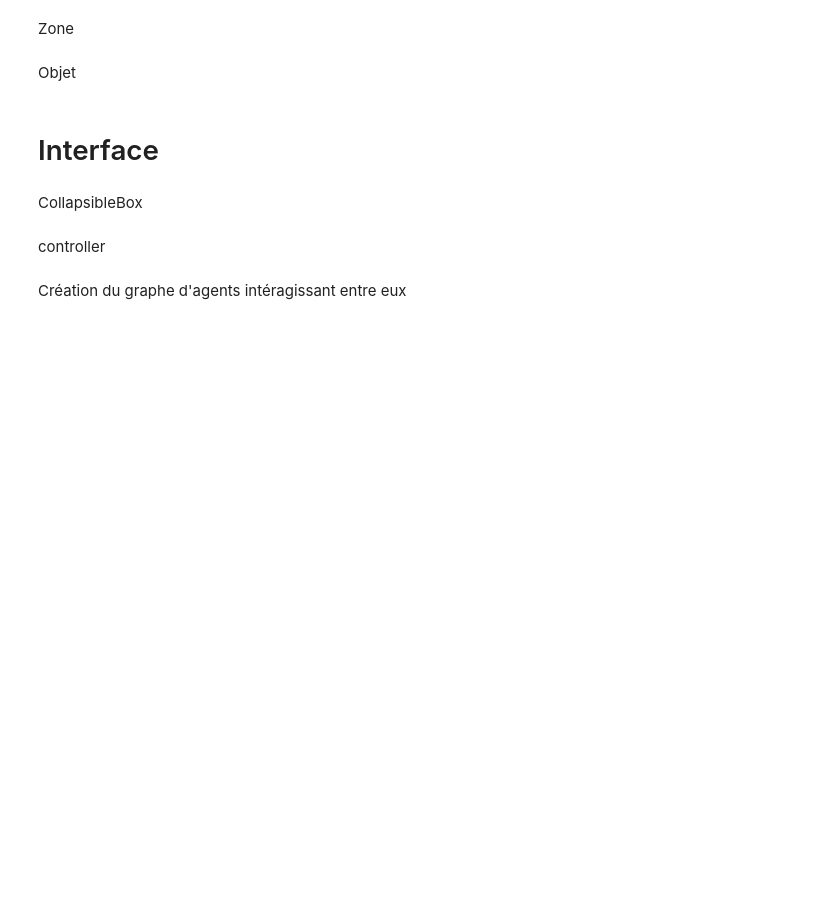
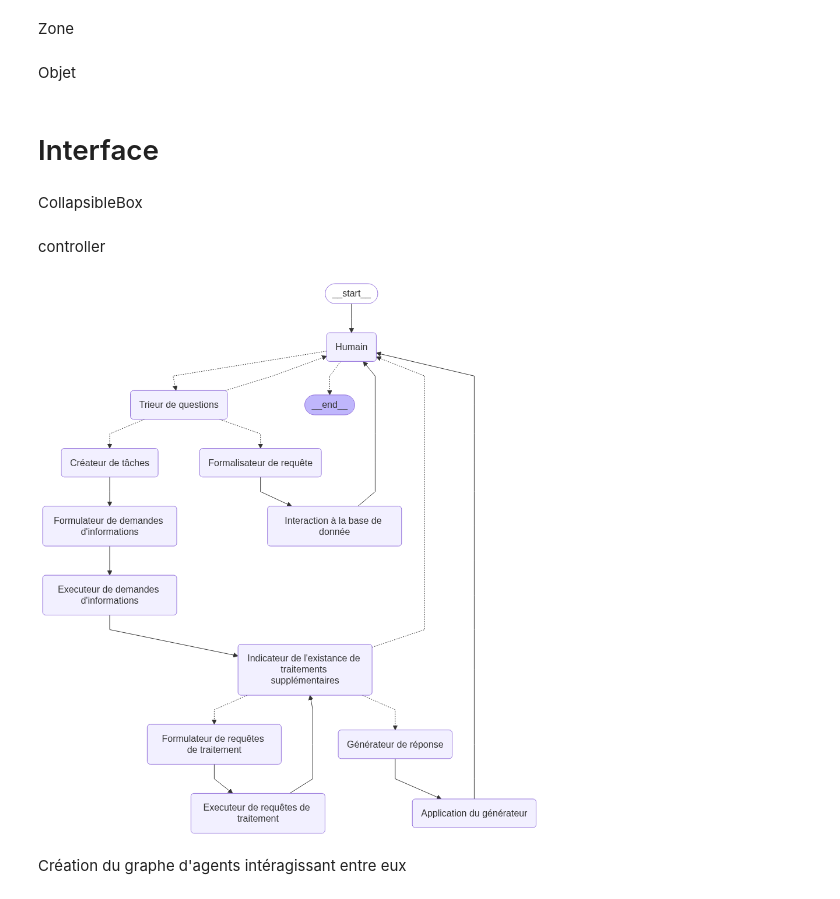
Before and after one commit to Drigoa09/ia-assistant-supervision-industrielle, a Jupyter notebook: Agents/main.ipynb, the cells around one changed output. Cells and saved outputs as stored; diff of their text form; code cells hidden in the pictures; blank space fills up the shorter version.

```diff
--- a/Agents/main.ipynb
+++ b/Agents/main.ipynb
@@ -629,7 +622,7 @@ class TreatmentAgent(Agent):
 Agent chargé de déterminer s'il faut intéragir avec une base de donnée Huron ou Sigscan pour répondre à la question
 # %%
 class OutputSchema(BaseModel):
-            result: bool = Field(description="Répond uniquement 'true' si la question est liée à Huron, sinon 'false'.")
+            result: Optional[bool] = Field(default= None, description="Répond uniquement 'true' si la question est liée à Huron, sinon 'false'.")
 # %%
 EXEMPLES = '''
 
@@ -678,13 +671,27 @@ Exemple 44: Illustre les pièces présentes dans la zone Tournage du 01/03/2025
 Exemple 45: Liste les pièces et leur zone associée          -> false
 Exemple 46: Liste les fois où le Chariot est passé dans la zone Jet d'eau du 12/08/2025 au 19/10/2025          -> false
 
+Exemple 47: Pain au chocolat ou chocolatine                 -> None
+Exemple 48: Est-ce que la Terre est plate ?                 -> None
+Exemple 49: Brosse à dents ou peigne à soupe → None
+Exemple 50: Tortue ninja ou crayon à paillettes → None
+Exemple 51: Lundi matin ou chaussette gauche → None
+Exemple 52: Trampoline en mousse ou yaourt connecté → None
+Exemple 53: Banane pliable ou dictionnaire invisible → None
+Exemple 54: Ascenseur sans étage ou échelle circulaire → None
+Exemple 55: Thé au tournevis ou café sans gravité → None
+Exemple 56: Clavier sans touches ou souris en carton → None
+Exemple 57: Lunettes de pluie ou parapluie solaire → None
+Exemple 58: Piano à moteur ou guitare en plastique fondu → None
+
 '''
-AGENT_JOB = f'''
-Tu es un agent de tri **binaire** spécialisé dans la classification des questions selon qu’elles concernent **la machine Huron** ou **le système de supervision Sigscan**.
+AGENT_JOB_TRIEUR = f'''
+Tu es un agent de tri spécialisé dans la classification des questions selon qu’elles concernent **la machine Huron** ou **le système de supervision Sigscan** ou **aucun des deux**.
 
 Tu dois analyser chaque question et répondre exclusivement par :
 - `true` → si la question concerne Huron
 - `false` → si elle concerne Sigscan
+- None -> Si elle ne concerne aucun des deux systèmes
 
 ### 🎯 Règles de décision :
 
@@ -701,9 +708,12 @@ Tu dois analyser chaque question et répondre exclusivement par :
 
    → alors réponds `false`
 
-3. Si la question semble ambigüe, **appuie-toi sur les exemples** ci-dessous. Tu dois faire au mieux pour classer.
+3. Si la question semble ambigüe, .
+
+   -> alors réponds None
 
 ---
+**appuie-toi sur les exemples** ci-dessous. Tu dois faire au mieux pour classer
 
 Voici des exemples de questions et la réponse attendue :
 
@@ -720,7 +730,7 @@ class Trieur_question_agent(Agent):
         self.structured_llm = model_mistral_medium.with_structured_output(OutputSchema, include_raw=True)
 
     def interaction(self, state: OrderState) -> OrderState:
-        new_output = self.structured_llm.invoke([AGENT_JOB, state['question']])
+        new_output = self.structured_llm.invoke([AGENT_JOB_TRIEUR, state['question']])
         print(f"Réponse brute : {new_output}")
         state['input_tokens'], state['output_tokens'] = self.obtenir_tokens(new_output['raw'])
         state['prix_input_tokens'] += state['input_tokens'] * 0.4 / 10 ** 6
@@ -729,12 +739,14 @@ class Trieur_question_agent(Agent):
         parsed = new_output.get('parsed')
         if parsed is not None and hasattr(parsed, 'result'):
             val = parsed.result
-            if val:
+            if val == None:
+                state['Huron_related'] = None
+                state['messages'].append(AIMessage(content = "Réponse incomprise"))
+            elif val:
                 state['Huron_related'] = True
             elif not val:
                 state['Huron_related'] = False
-            else:
-                raise ValueError(f"Valeur inattendue pour result: {val}")
+                #None
             print(f"✅ Question en relation avec Huron : {state['Huron_related']}")
         else:
             raise ValueError("❌ Parsing échoué : pas de champ 'result' dans la sortie.")
@@ -1338,8 +1350,10 @@ def treatment_node(state: OrderState) -> OrderState:
 Noeud dans lequel on choisit soit le traitement d'une question relative à Huron ou Sigscan
 # %%
 class Trieur_node():
-    def sigscan_or_huron(self,state: OrderState) -> Literal["Créateur de tâches", "Formalisateur de requête"]:
-        if state["Huron_related"]:
+    def sigscan_or_huron(self,state: OrderState) -> Literal["Créateur de tâches", "Formalisateur de requête", "Humain"]:
+        if state["Huron_related"] == None:
+            return "Humain"
+        elif state["Huron_related"]:
             return "Créateur de tâches"
         else:
             return "Formalisateur de requête"
@@ -2557,6 +2571,12 @@ class ChatController:
             Qt.QueuedConnection,
             Q_ARG(str, str(error_msg))
         )
+# %%
+from IPython.display import Image
+
+Image(chat_with_human_graph.get_graph().draw_mermaid_png())
+# %% [output]
+[figure, added]
 # %% [markdown]
 Création du graphe d'agents intéragissant entre eux
 # %%
```
Also changed, not shown: parts of 9 cells of this notebook, 4 other files.
